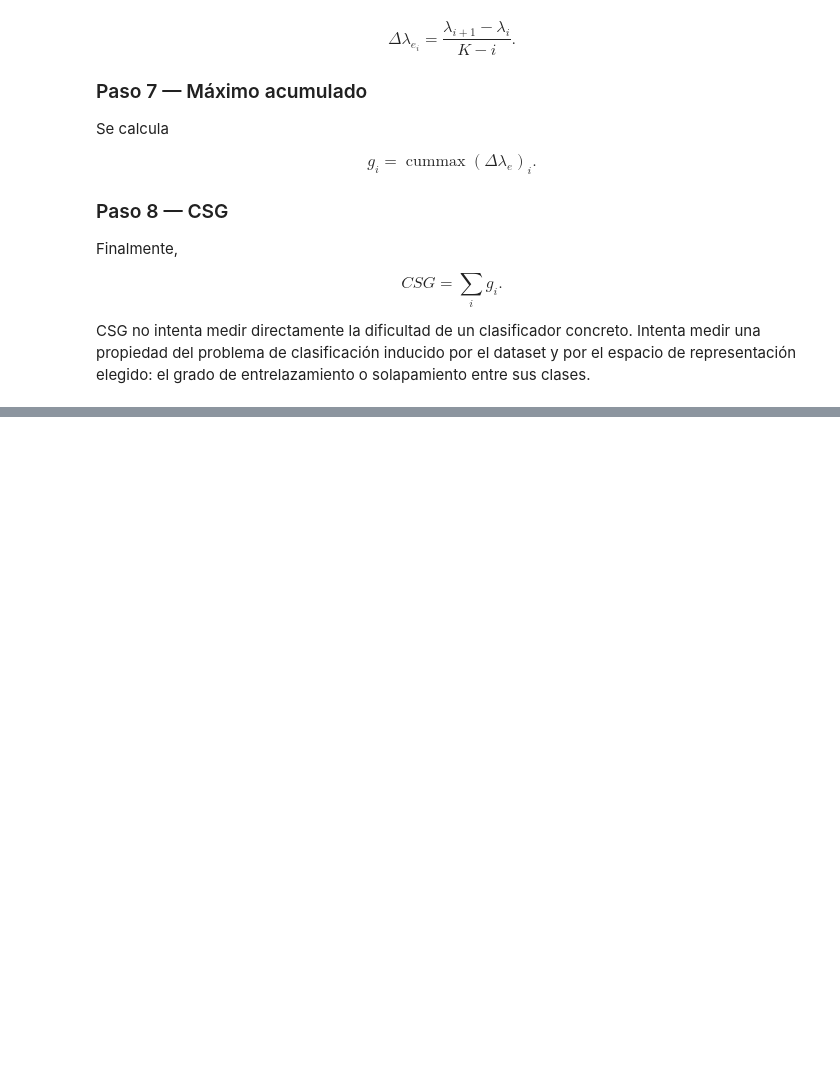
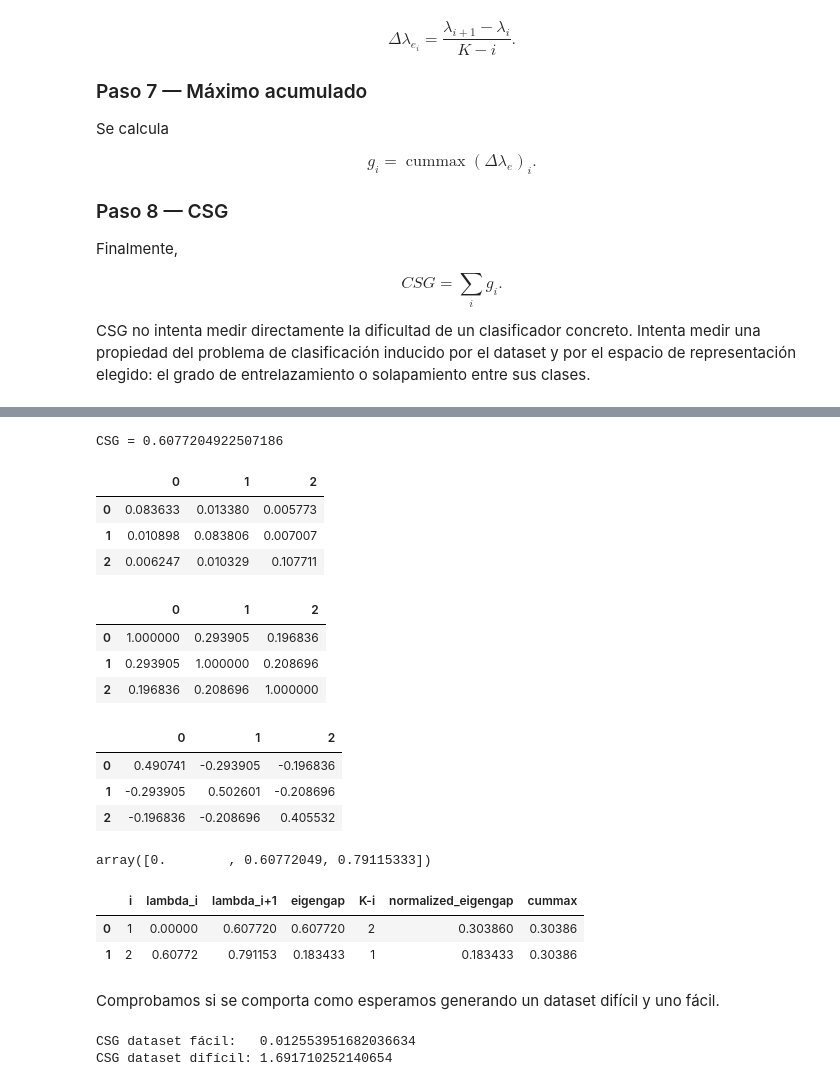
Before and after one commit to carmenlancho/FeatureSelection_Complexity, a Jupyter notebook: Notebooks/EstudioSpectralClusteringComplexityMeasure.ipynb, the cells around one changed output, grey strips where cells are left out. Drawn from its saved outputs; the diff is of its cells as text; code cells hidden in the pictures; blank space fills up the shorter version.

```diff
--- a/Notebooks/EstudioSpectralClusteringComplexityMeasure.ipynb
+++ b/Notebooks/EstudioSpectralClusteringComplexityMeasure.ipynb
@@ -754,0 +1101,22 @@ CSG no intenta medir directamente la dificultad de un clasificador concreto. Int
+# %%
+def compute_spectrum(L):
+    """
+    Calcula los autovalores ordenados del Laplaciano.
+
+    Returns
+    -------
+    eigenvalues : np.ndarray
+        lambda_1 <= lambda_2 <= ... <= lambda_K
+    """
+
+    if isinstance(L, pd.DataFrame):
+        L = L.to_numpy(dtype=float)
+
+    # eigvalsh devuelve autovalores de una matriz simétrica
+    eigenvalues = np.linalg.eigvalsh(L)
+
+    # Por errores numéricos puede aparecer algo como -1e-15.
+    # Teóricamente los autovalores del Laplaciano son >= 0.
+    eigenvalues = np.clip(eigenvalues, 0.0, None)
+
+    return eigenvalues
@@ -754,0 +1337,44 @@ CSG no intenta medir directamente la dificultad de un clasificador concreto. Int
+# %%
+result = compute_csg(X=X_emb,y=y,M=100,k=3,random_state=42)
+
+print("CSG =", result["CSG"])
+# %% [output]
+CSG = 0.6077204922507186
+# %%
+# Matriz S
+result["S"]
+# %% [output]
+|  | 0 | 1 | 2 |
+| 0 | 0.083633 | 0.013380 | 0.005773 |
+| 1 | 0.010898 | 0.083806 | 0.007007 |
+| 2 | 0.006247 | 0.010329 | 0.107711 |
+# %%
+# Matriz de adyacencia
+result["W"]
+# %% [output]
+|  | 0 | 1 | 2 |
+| 0 | 1.000000 | 0.293905 | 0.196836 |
+| 1 | 0.293905 | 1.000000 | 0.208696 |
+| 2 | 0.196836 | 0.208696 | 1.000000 |
+# %%
+# Laplaciano
+result["L"]
+# %% [output]
+|  | 0 | 1 | 2 |
+| 0 | 0.490741 | -0.293905 | -0.196836 |
+| 1 | -0.293905 | 0.502601 | -0.208696 |
+| 2 | -0.196836 | -0.208696 | 0.405532 |
+# %%
+# Autovalores
+result["eigenvalues"]
+# %% [output]
+array([0.        , 0.60772049, 0.79115333])
+# %%
+# Para entender las ecuaciones 6 y 7
+result["spectral_details"]
+# %% [output]
+|  | i | lambda_i | lambda_i+1 | eigengap | K-i | normalized_eigengap | cummax |
+| 0 | 1 | 0.00000 | 0.607720 | 0.607720 | 2 | 0.303860 | 0.30386 |
+| 1 | 2 | 0.60772 | 0.791153 | 0.183433 | 1 | 0.183433 | 0.30386 |
+# %% [markdown]
+Comprobamos si se comporta como esperamos generando un dataset difícil y uno fácil.
@@ -754,0 +1405,9 @@ CSG no intenta medir directamente la dificultad de un clasificador concreto. Int
+# %%
+result_easy = compute_csg(X_easy,y_easy,M=100,k=3,random_state=42)
+result_hard = compute_csg(X_hard,y_hard,M=100,k=3,random_state=42)
+
+print("CSG dataset fácil:  ", result_easy["CSG"])
+print("CSG dataset difícil:", result_hard["CSG"])
+# %% [output]
+CSG dataset fácil:   0.012553951682036634
+CSG dataset difícil: 1.691710252140654
```
Also changed, not shown: parts of 24 cells of this notebook.
